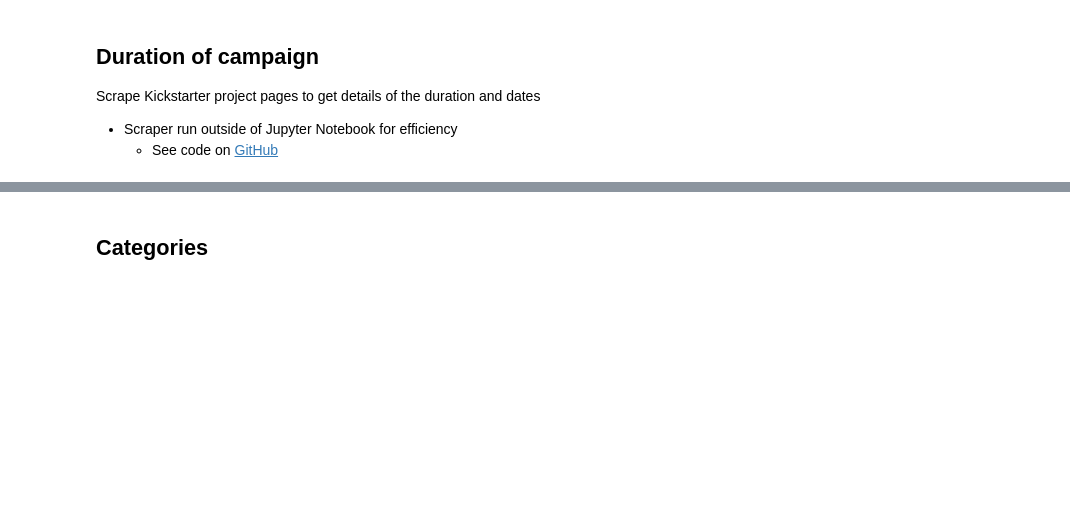
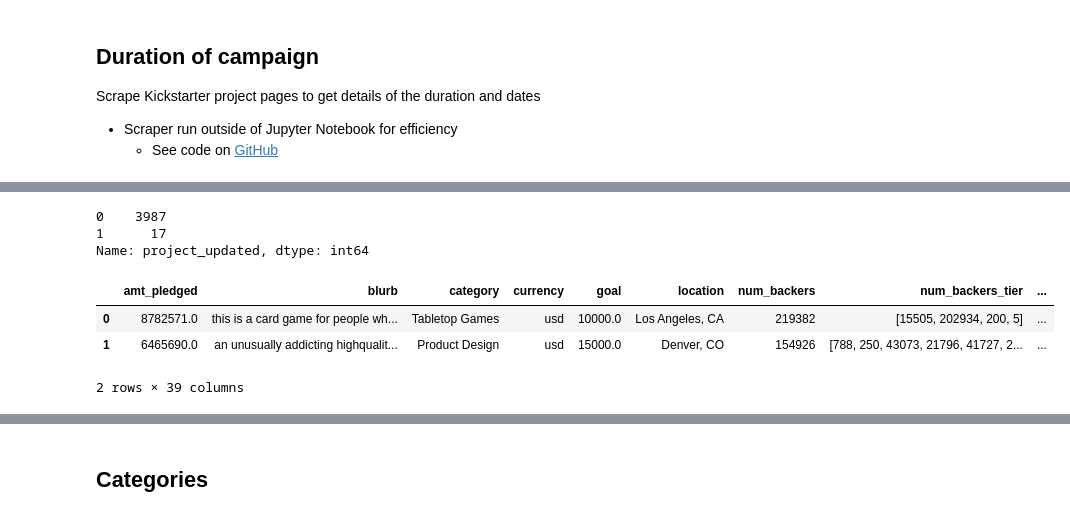
Before and after one commit to spockl/ga-dsi-1, a Jupyter notebook: projects/group-eda/kickstarter.ipynb, the cells around one changed output, grey strips where cells are left out. Drawn from its saved outputs; the diff is of its cells as text; code cells hidden in the pictures; blank space fills up the shorter version.

```diff
--- a/projects/group-eda/kickstarter.ipynb
+++ b/projects/group-eda/kickstarter.ipynb
@@ -272,0 +364,15 @@ df2["end"] = pd.to_datetime(df2["end"])
+# %%
+df2["project_updated"].value_counts()
+# %% [output]
+0    3987
+1      17
+Name: project_updated, dtype: int64
+# %%
+puncs = list(string.punctuation)
+puncs.extend("\n")
+# %%
+def remove_punc(text):
+    text = list(text)
+    text = [i for i in text if i not in puncs]
+    text = "".join(text).lower()
+    return text
@@ -272,0 +383,7 @@ df2["end"] = pd.to_datetime(df2["end"])
+# %%
+df2.head(2)
+# %% [output]
+|  | amt_pledged | blurb | category | currency | goal | location | num_backers | num_backers_tier | ... |
+| 0 | 8782571.0 | this is a card game for people wh... | Tabletop Games | usd | 10000.0 | Los Angeles, CA | 219382 | [15505, 202934, 200, 5] | ... |
+| 1 | 6465690.0 | an unusually addicting highqualit... | Product Design | usd | 15000.0 | Denver, CO | 154926 | [788, 250, 43073, 21796, 41727, 2... | ... |
+2 rows × 39 columns
```
Also changed, not shown: parts of 28 cells of this notebook, 2 other files.
